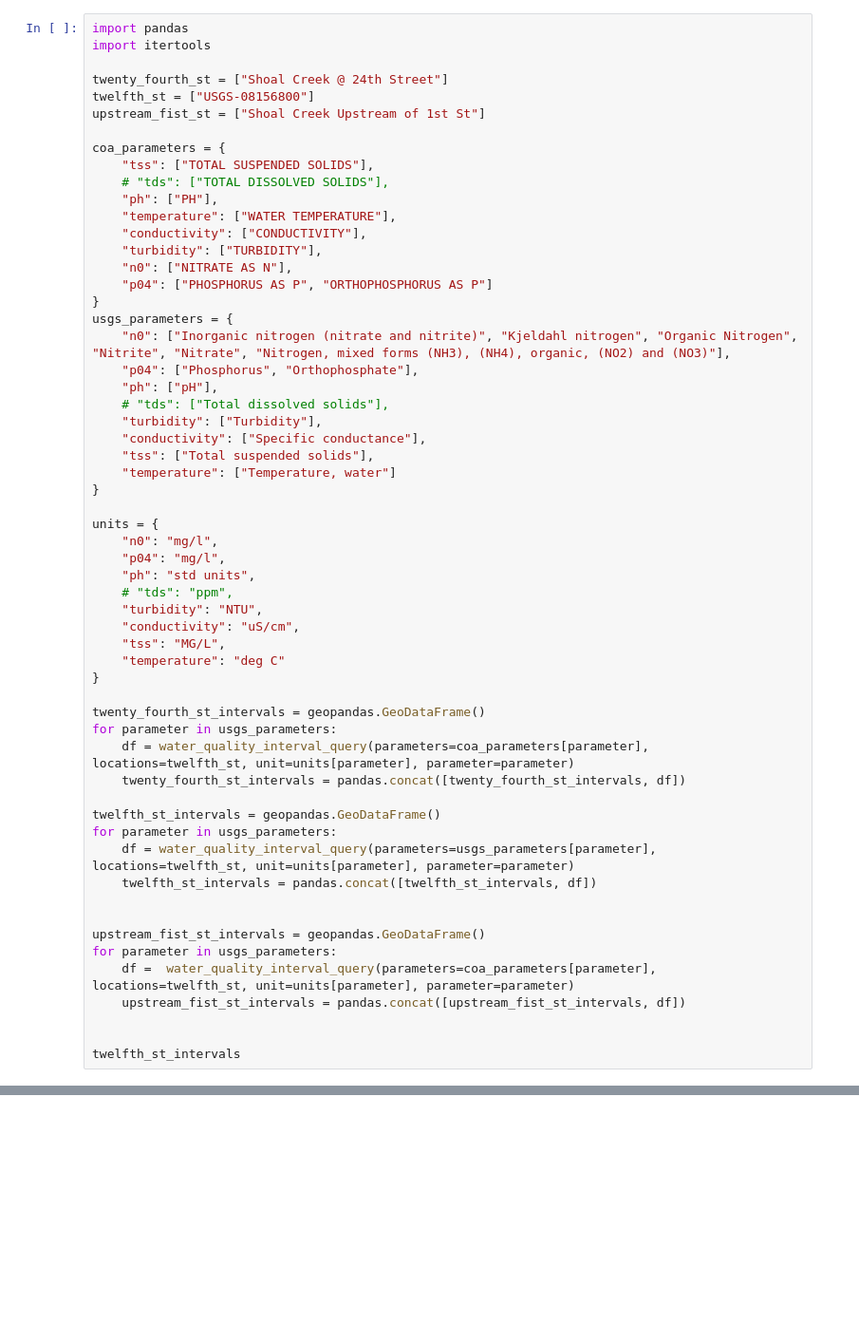
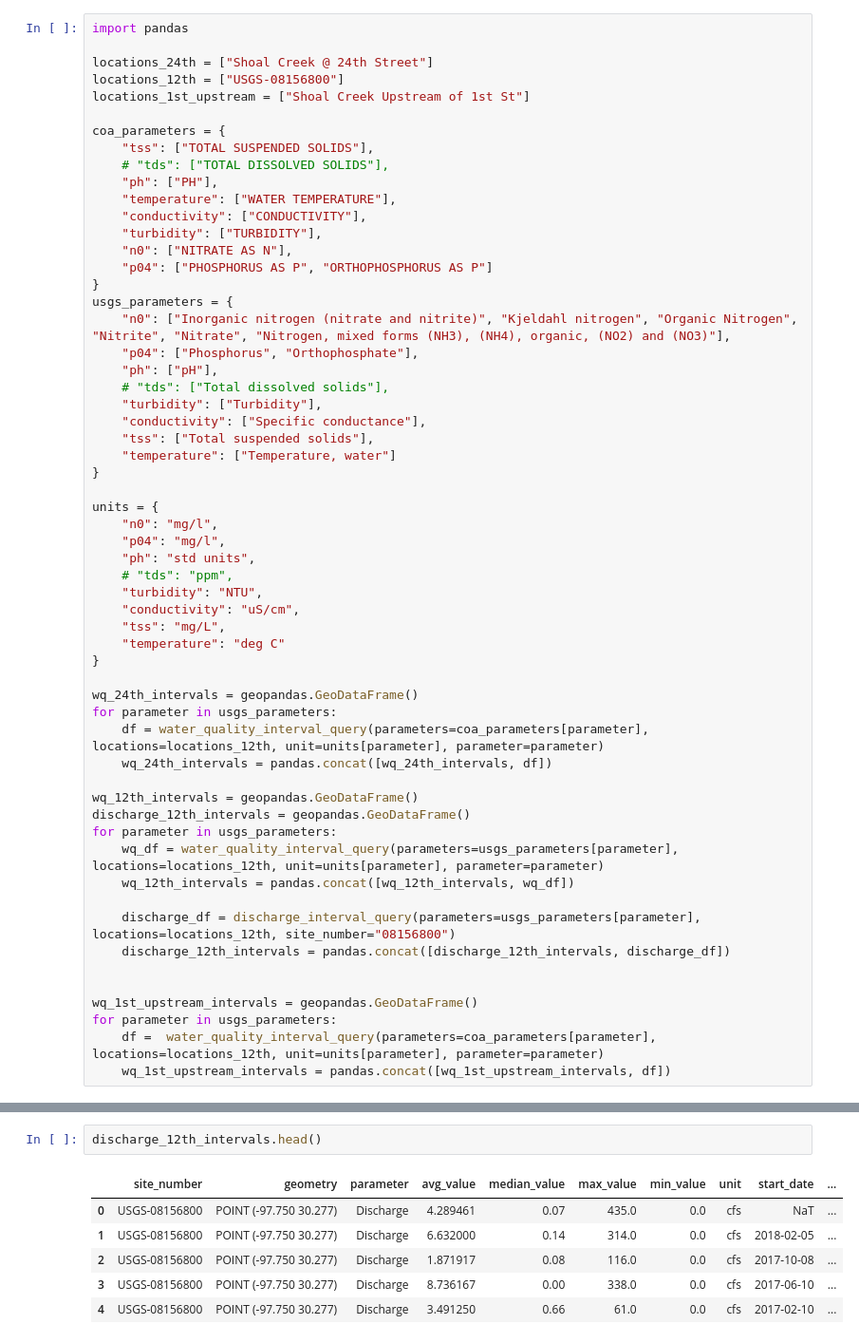
Before and after one commit to ramseyboy/shoal-creek-wq-bio-mitigation, a Jupyter notebook: water_quality.ipynb, the cells around one changed output, grey strips where cells are left out. Shown at 95% size. Drawn from its saved outputs; the diff is of its cells as text; blank space fills up the shorter version.

```diff
--- a/water_quality.ipynb
+++ b/water_quality.ipynb
@@ -66,11 +108,10 @@ def water_quality_interval_query(parameters: list[str], locations: list[str], pa
     return df
 # %%
 import pandas
-import itertools
 
-twenty_fourth_st = ["Shoal Creek @ 24th Street"]
-twelfth_st = ["USGS-08156800"]
-upstream_fist_st = ["Shoal Creek Upstream of 1st St"]
+locations_24th = ["Shoal Creek @ 24th Street"]
+locations_12th = ["USGS-08156800"]
+locations_1st_upstream = ["Shoal Creek Upstream of 1st St"]
 
 coa_parameters = {
     "tss": ["TOTAL SUSPENDED SOLIDS"],
@@ -100,25 +141,26 @@ units = {
     # "tds": "ppm",
     "turbidity": "NTU",
     "conductivity": "uS/cm",
-    "tss": "MG/L",
+    "tss": "mg/L",
     "temperature": "deg C"
 }
 
-twenty_fourth_st_intervals = geopandas.GeoDataFrame()
+wq_24th_intervals = geopandas.GeoDataFrame()
 for parameter in usgs_parameters:
-    df = water_quality_interval_query(parameters=coa_parameters[parameter], locations=twelfth_st, unit=units[parameter], parameter=parameter)
-    twenty_fourth_st_intervals = pandas.concat([twenty_fourth_st_intervals, df])
+    df = water_quality_interval_query(parameters=coa_parameters[parameter], locations=locations_12th, unit=units[parameter], parameter=parameter)
+    wq_24th_intervals = pandas.concat([wq_24th_intervals, df])
 
-twelfth_st_intervals = geopandas.GeoDataFrame()
+wq_12th_intervals = geopandas.GeoDataFrame()
+discharge_12th_intervals = geopandas.GeoDataFrame()
 for parameter in usgs_parameters:
-    df = water_quality_interval_query(parameters=usgs_parameters[parameter], locations=twelfth_st, unit=units[parameter], parameter=parameter)
-    twelfth_st_intervals = pandas.concat([twelfth_st_intervals, df])
+    wq_df = water_quality_interval_query(parameters=usgs_parameters[parameter], locations=locations_12th, unit=units[parameter], parameter=parameter)
+    wq_12th_intervals = pandas.concat([wq_12th_intervals, wq_df])
+
+    discharge_df = discharge_interval_query(parameters=usgs_parameters[parameter], locations=locations_12th, site_number="08156800")
+    discharge_12th_intervals = pandas.concat([discharge_12th_intervals, discharge_df])
 
 
-upstream_fist_st_intervals = geopandas.GeoDataFrame()
+wq_1st_upstream_intervals = geopandas.GeoDataFrame()
 for parameter in usgs_parameters:
-    df =  water_quality_interval_query(parameters=coa_parameters[parameter], locations=twelfth_st, unit=units[parameter], parameter=parameter)
-    upstream_fist_st_intervals = pandas.concat([upstream_fist_st_intervals, df])
-
-
-twelfth_st_intervals
+    df =  water_quality_interval_query(parameters=coa_parameters[parameter], locations=locations_12th, unit=units[parameter], parameter=parameter)
+    wq_1st_upstream_intervals = pandas.concat([wq_1st_upstream_intervals, df])
@@ -138,0 +176,9 @@ twelfth_st_intervals
+# %%
+discharge_12th_intervals.head()
+# %% [output]
+|  | site_number | geometry | parameter | avg_value | median_value | max_value | min_value | unit | start_date | ... |
+| 0 | USGS-08156800 | POINT (-97.750 30.277) | Discharge | 4.289461 | 0.07 | 435.0 | 0.0 | cfs | NaT | ... |
+| 1 | USGS-08156800 | POINT (-97.750 30.277) | Discharge | 6.632000 | 0.14 | 314.0 | 0.0 | cfs | 2018-02-05 | ... |
+| 2 | USGS-08156800 | POINT (-97.750 30.277) | Discharge | 1.871917 | 0.08 | 116.0 | 0.0 | cfs | 2017-10-08 | ... |
+| 3 | USGS-08156800 | POINT (-97.750 30.277) | Discharge | 8.736167 | 0.00 | 338.0 | 0.0 | cfs | 2017-06-10 | ... |
+| 4 | USGS-08156800 | POINT (-97.750 30.277) | Discharge | 3.491250 | 0.66 | 61.0 | 0.0 | cfs | 2017-02-10 | ... |
```
Also changed, not shown: parts of 6 cells of this notebook.
